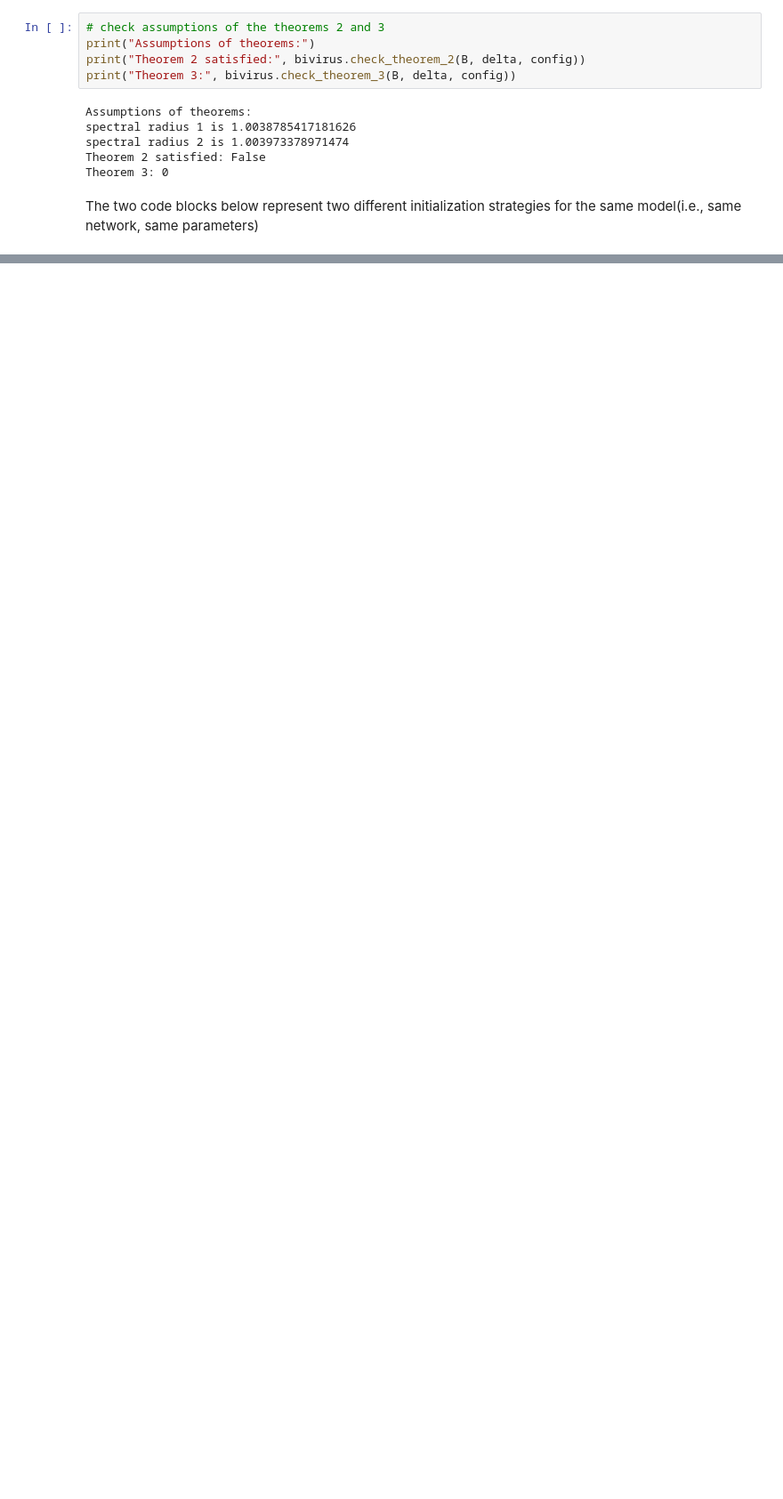
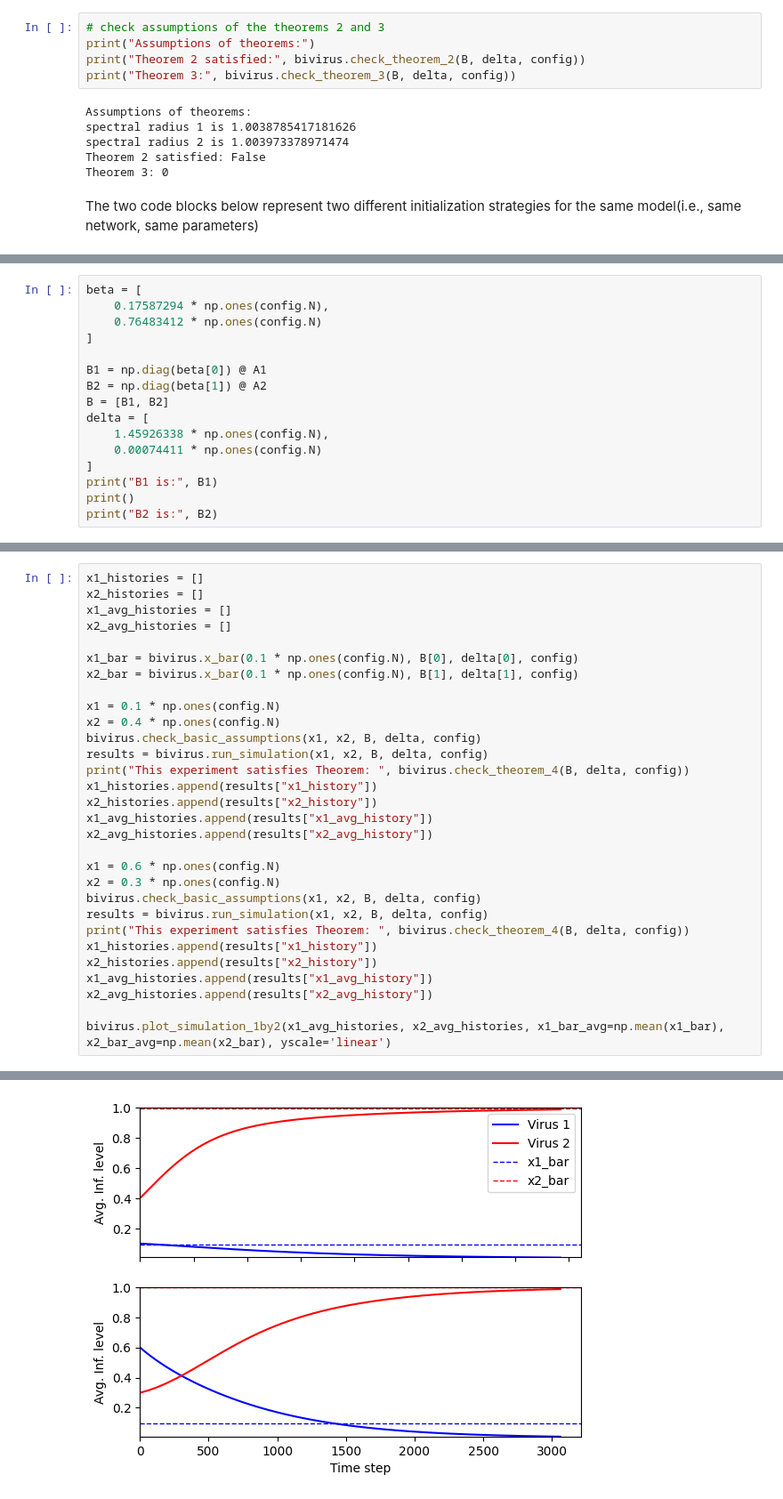
Before and after one commit to mrhoggboss/Discrete-time-competitive-bivirus-SIS, a Jupyter notebook: experiment_Theorem4.ipynb, the cells around one changed output, grey strips where cells are left out. Shown at 89% size. Drawn from its saved outputs; the diff is of its cells as text; blank space fills up the shorter version.

Commit message:
updated experiments and plts

```diff
--- a/experiment_Theorem4.ipynb
+++ b/experiment_Theorem4.ipynb
@@ -381,0 +443,16 @@ This experiment satisfies Theorem:  4.4
+# %%
+beta = [
+    0.17587294 * np.ones(config.N),
+    0.76483412 * np.ones(config.N)
+]
+
+B1 = np.diag(beta[0]) @ A1
+B2 = np.diag(beta[1]) @ A2
+B = [B1, B2]
+delta = [
+    1.45926338 * np.ones(config.N),
+    0.00074411 * np.ones(config.N)
+]
+print("B1 is:", B1)
+print()
+print("B2 is:", B2)
@@ -381,0 +477,31 @@ This experiment satisfies Theorem:  4.4
+# %%
+x1_histories = []
+x2_histories = []
+x1_avg_histories = []
+x2_avg_histories = []
+
+x1_bar = bivirus.x_bar(0.1 * np.ones(config.N), B[0], delta[0], config)
+x2_bar = bivirus.x_bar(0.1 * np.ones(config.N), B[1], delta[1], config)
+
+x1 = 0.1 * np.ones(config.N)
+x2 = 0.4 * np.ones(config.N)
+bivirus.check_basic_assumptions(x1, x2, B, delta, config)
+results = bivirus.run_simulation(x1, x2, B, delta, config)
+print("This experiment satisfies Theorem: ", bivirus.check_theorem_4(B, delta, config))
+x1_histories.append(results["x1_history"])
+x2_histories.append(results["x2_history"])
+x1_avg_histories.append(results["x1_avg_history"])
+x2_avg_histories.append(results["x2_avg_history"])
+
+x1 = 0.6 * np.ones(config.N)
+x2 = 0.3 * np.ones(config.N)
+bivirus.check_basic_assumptions(x1, x2, B, delta, config)
+results = bivirus.run_simulation(x1, x2, B, delta, config)
+print("This experiment satisfies Theorem: ", bivirus.check_theorem_4(B, delta, config))
+x1_histories.append(results["x1_history"])
+x2_histories.append(results["x2_history"])
+x1_avg_histories.append(results["x1_avg_history"])
+x2_avg_histories.append(results["x2_avg_history"])
+
+bivirus.plot_simulation_1by2(x1_avg_histories, x2_avg_histories, x1_bar_avg=np.mean(x1_bar), x2_bar_avg=np.mean(x2_bar), yscale='linear')
+# %% [output]
@@ -381,0 +528 @@ This experiment satisfies Theorem:  4.4
+[figure, added]
```
Also changed, not shown: parts of 9 cells of this notebook, 3 other files.
